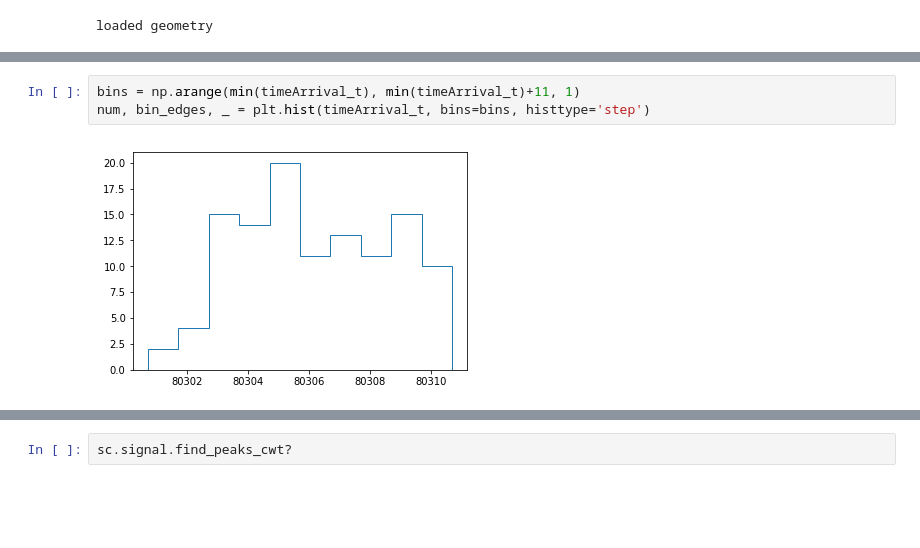
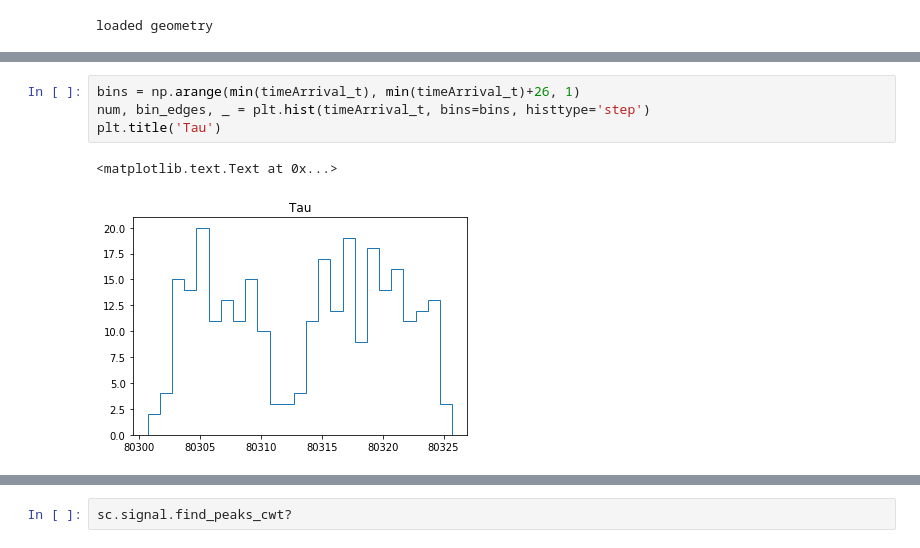
Before and after one commit to ka-til/P-ONE_NuTau, a Jupyter notebook: BiGauss/likelihood_fit.ipynb, the cells around one changed output, grey strips where cells are left out. Cells and saved outputs as stored; diff of their text form; blank space fills up the shorter version.

```diff
--- a/BiGauss/likelihood_fit.ipynb
+++ b/BiGauss/likelihood_fit.ipynb
@@ -72,10 +72,12 @@ Finding OM Positions and time residuals
 new Frame
 Finding OM Positions and time residuals
 # %%
-bins = np.arange(min(timeArrival_t), min(timeArrival_t)+11, 1)
+bins = np.arange(min(timeArrival_t), min(timeArrival_t)+26, 1)
 num, bin_edges, _ = plt.hist(timeArrival_t, bins=bins, histtype='step')
+plt.title('Tau')
 # %% [output]
+<matplotlib.text.Text at 0x...>
-[figure, old version]
+[figure, new version]
 # %%
 import scipy
 
```
Also changed, not shown: parts of 11 cells of this notebook.
